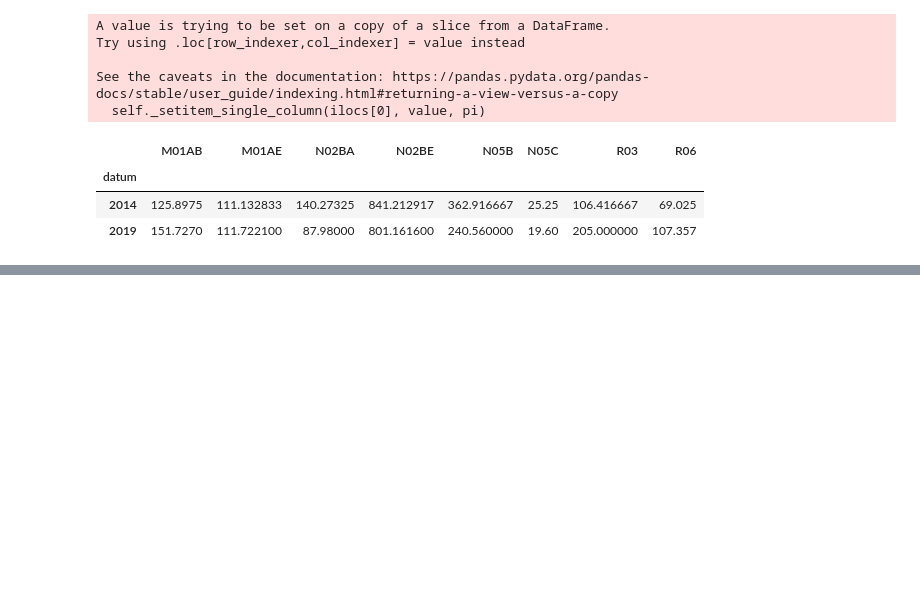
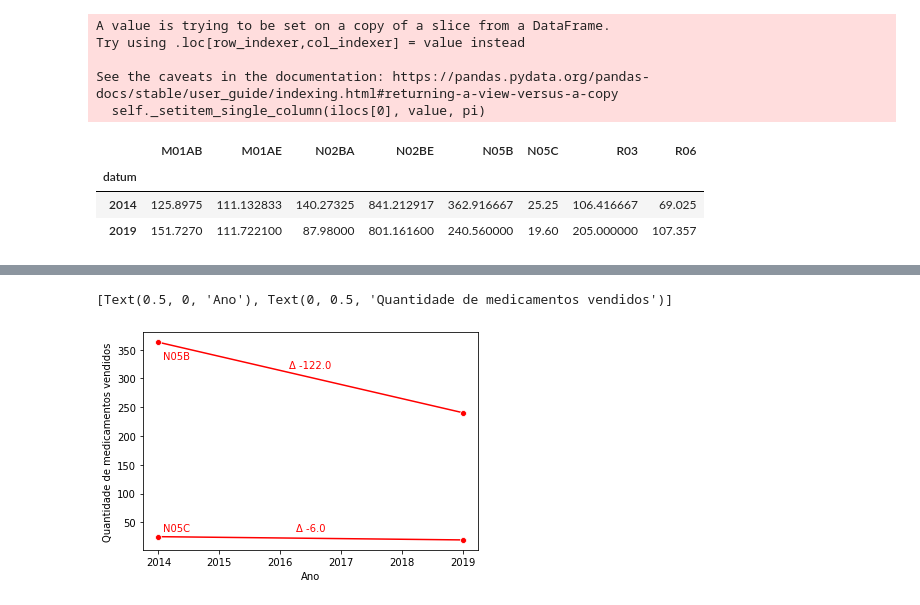
Before and after one commit to ailafelixa/EDA-Pharmaceutical-Sales, a Jupyter notebook: pharma-sales-analysis.ipynb, the cells around one changed output, grey strips where cells are left out. Cells and saved outputs as stored; diff of their text form; code cells hidden in the pictures; blank space fills up the shorter version.

```diff
--- a/pharma-sales-analysis.ipynb
+++ b/pharma-sales-analysis.ipynb
@@ -133,2 +142,18 @@ sns.lineplot(x=df_1.index, y=df_1.N05C, ci = None, marker='o', color='#9C9C9C')
+# %%
+#Psicolépticos
+ex=sns.lineplot(x=df_1.index, y=df_1.N05B, ci = None, marker='o', color='red')
+plt.text(0.1, 0.89, df_1.columns[4], horizontalalignment='center',
+     verticalalignment='center', transform=ex.transAxes, color='red')
+plt.text(0.5, 0.85, 'Δ '+delta_str.iloc[0,4], horizontalalignment='center',
+     verticalalignment='center', transform=ex.transAxes, color='red')
+fx=sns.lineplot(x=df_1.index, y=df_1.N05C, ci = None, marker='o', color='red')
+plt.text(0.1, 0.1, df_1.columns[5], horizontalalignment='center',
+     verticalalignment='center', transform=fx.transAxes, color='red')
+plt.text(0.5, 0.1, 'Δ '+delta_str.iloc[0,5], horizontalalignment='center',
+     verticalalignment='center', transform=fx.transAxes, color='red')
+ex.set(xlabel='Ano', ylabel='Quantidade de medicamentos vendidos')
+# %% [output]
+[Text(0.5, 0, 'Ano'), Text(0, 0.5, 'Quantidade de medicamentos vendidos')]
+[figure, added]
 # %%
 #Fármacos para o tratamento de doenças pulmonares obstrutivas
```
Also changed, not shown: parts of 9 cells of this notebook.
